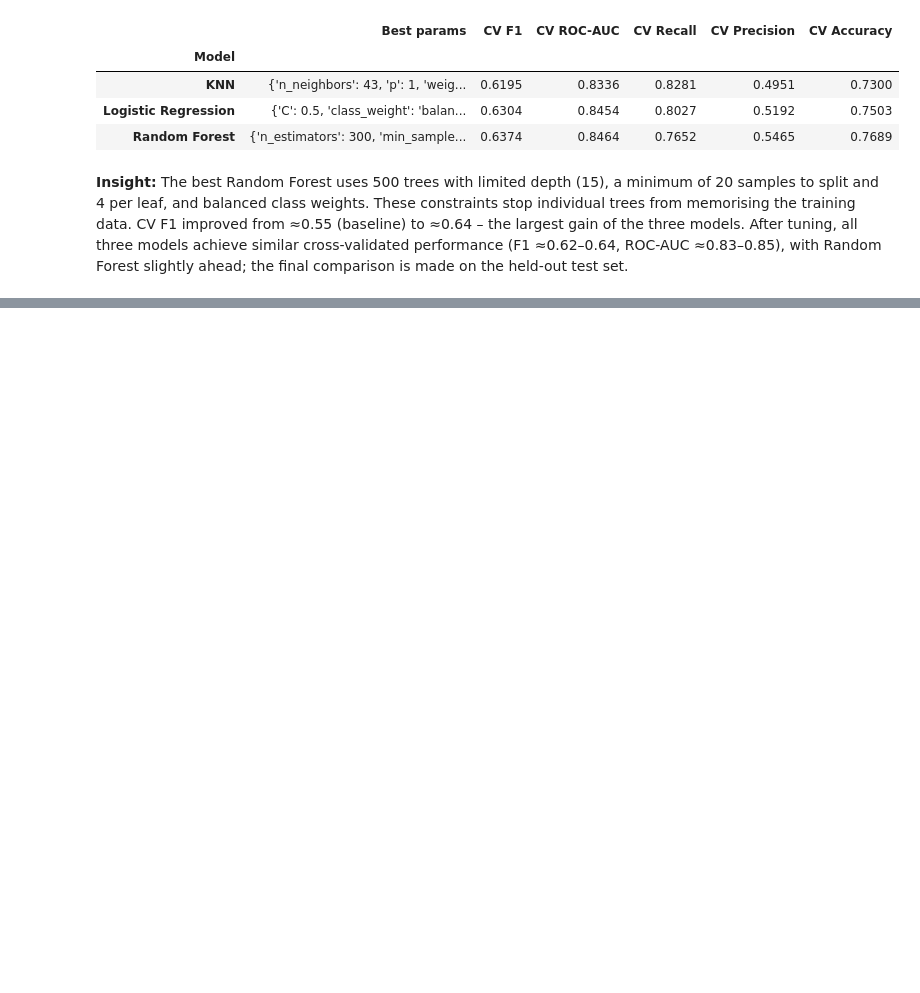
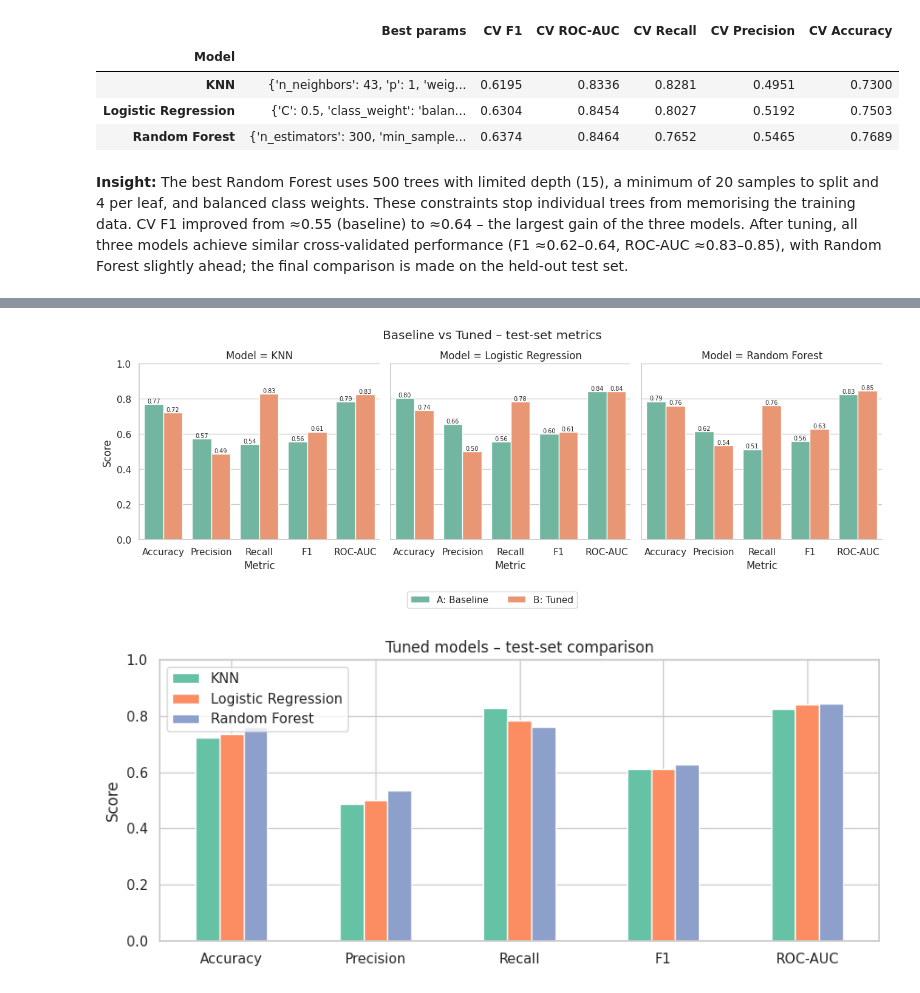
Before and after one commit to charuka200/telco-churn-ml, a Jupyter notebook: Telco_Churn_Coursework.ipynb, the cells around one changed output, grey strips where cells are left out. Cells and saved outputs as stored; diff of their text form; code cells hidden in the pictures; blank space fills up the shorter version.

Commit message:
test-set evaluation

```diff
--- a/Telco_Churn_Coursework.ipynb
+++ b/Telco_Churn_Coursework.ipynb
@@ -749,0 +753,11 @@ cv_summary.round(4)
+# %%
+# Test-set metrics for each tuned model (best_estimator_ = best settings, refit on full training set)
+tuned_test = {name: test_metrics(s.best_estimator_, X_test, y_test) for name, s in tuned.items()}
+tuned_test_df = pd.DataFrame(tuned_test).T.round(4)
+print('TUNED models – held-out TEST set')
+display(tuned_test_df)
+
+# Baseline (A) vs Tuned (B) side by side
+comparison = pd.concat({'A: Baseline': baseline_test_df, 'B: Tuned': tuned_test_df}).swaplevel().sort_index()
+print('Baseline (A) vs Tuned (B) – TEST set')
+comparison
@@ -749,0 +778,26 @@ cv_summary.round(4)
+# %%
+# Grouped bar chart: baseline vs tuned, one panel per model
+plot_df = comparison.reset_index().rename(columns={'level_0': 'Model', 'level_1': 'Setting'})
+plot_df = plot_df.melt(id_vars=['Model', 'Setting'], var_name='Metric', value_name='Score')
+
+g = sns.catplot(data=plot_df, x='Metric', y='Score', hue='Setting', col='Model',
+                kind='bar', height=4, aspect=1.1, legend_out=False)
+sns.move_legend(g, 'upper center', bbox_to_anchor=(0.5, -0.02), ncol=2, title=None)
+g.set(ylim=(0, 1))
+for ax in g.axes.flat:
+    for c in ax.containers:
+        ax.bar_label(c, fmt='%.2f', fontsize=7)
+g.fig.suptitle('Baseline vs Tuned – test-set metrics', y=1.04)
+plt.savefig('figures/09_baseline_vs_tuned.png', bbox_inches='tight')
+plt.show()
+
+# Tuned models compared with each other
+tuned_test_df.T.plot(kind='bar', figsize=(9, 4))
+plt.ylim(0, 1); plt.ylabel('Score'); plt.xticks(rotation=0)
+plt.title('Tuned models – test-set comparison')
+plt.tight_layout()
+plt.savefig('figures/10_tuned_model_comparison.png', bbox_inches='tight')
+plt.show()
+# %% [output]
+[figure, added]
+[figure, added]
```
Also changed, not shown: parts of 6 cells of this notebook.
